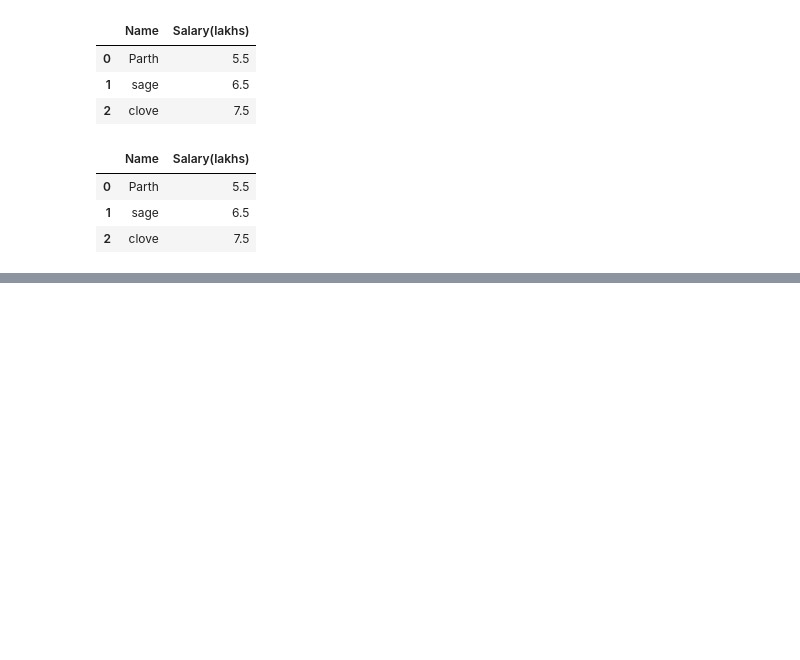
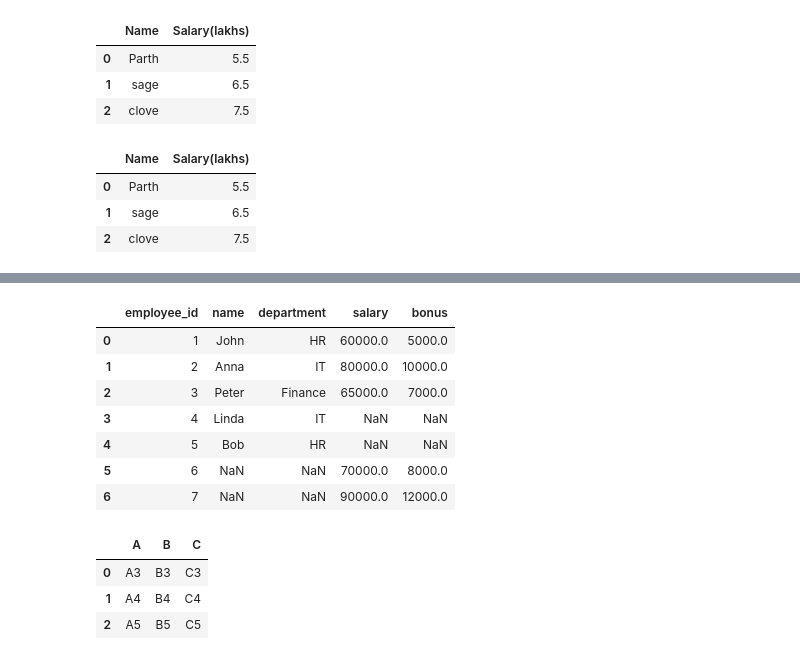
Before and after one commit to ParthShah007/PYTHONgg, a Jupyter notebook: pandas.ipynb, the cells around one changed output, grey strips where cells are left out. Saved outputs shown, nothing was run; the diff lists cells and outputs as text; code cells hidden in the pictures; blank space fills up the shorter version.

```diff
--- a/pandas.ipynb
+++ b/pandas.ipynb
@@ -69,0 +87,7 @@ df.dropna(thresh = 1)
+# %%
+employees = pd.DataFrame({
+    'employee_id': [1, 2, 3, 4, 5],
+    'name': ['John', 'Anna', 'Peter', 'Linda', 'Bob'],
+    'department': ['HR', 'IT', 'Finance', 'IT', 'HR']
+})
+employees
@@ -69,0 +101,7 @@ df.dropna(thresh = 1)
+# %%
+salaries = pd.DataFrame({
+    'employee_id': [1, 2, 3, 6, 7],
+    'salary': [60000, 80000, 65000, 70000, 90000],
+    'bonus': [5000, 10000, 7000, 8000, 12000]
+})
+salaries
@@ -69,0 +115,31 @@ df.dropna(thresh = 1)
+# %%
+pd.merge(employees, salaries, on='employee_id', how='outer')  # Inner join on employee_id
+# inner, outer, left, right
+# %% [output]
+|  | employee_id | name | department | salary | bonus |
+| 0 | 1 | John | HR | 60000.0 | 5000.0 |
+| 1 | 2 | Anna | IT | 80000.0 | 10000.0 |
+| 2 | 3 | Peter | Finance | 65000.0 | 7000.0 |
+| 3 | 4 | Linda | IT | NaN | NaN |
+| 4 | 5 | Bob | HR | NaN | NaN |
+| 5 | 6 | NaN | NaN | 70000.0 | 8000.0 |
+| 6 | 7 | NaN | NaN | 90000.0 | 12000.0 |
+# %%
+df1 = pd.DataFrame({
+    'A': ['A0', 'A1', 'A2'],
+    'B': ['B0', 'B1', 'B2'],
+    'C': ['C0', 'C1', 'C2']
+})
+df1
+
+df2 = pd.DataFrame({
+    'A': ['A3', 'A4', 'A5'],
+    'B': ['B3', 'B4', 'B5'],
+    'C': ['C3', 'C4', 'C5']
+})
+df2
+# %% [output]
+|  | A | B | C |
+| 0 | A3 | B3 | C3 |
+| 1 | A4 | B4 | C4 |
+| 2 | A5 | B5 | C5 |
```
Also changed, not shown: parts of 13 cells of this notebook, 1 other file.
